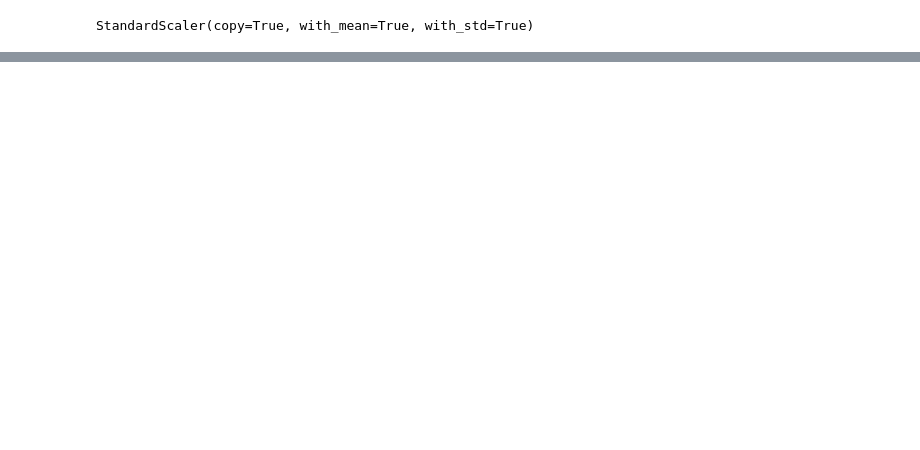
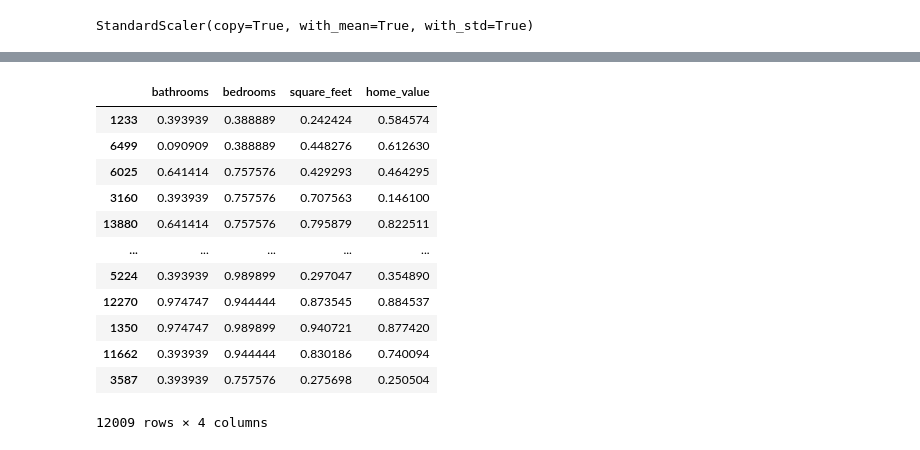
Before and after one commit to nickjoseph210/zillow_regression_NJ, a Jupyter notebook: Zillow_mvp.ipynb, the cells around one changed output, grey strips where cells are left out. Cells and saved outputs as stored; diff of their text form; code cells hidden in the pictures; blank space fills up the shorter version.

```diff
--- a/Zillow_mvp.ipynb
+++ b/Zillow_mvp.ipynb
@@ -213,0 +395,21 @@ df['Loan Status'] =df['Loan Status'].astype('category').cat.codes
+# %%
+# QauntileTransformer
+
+scaler3 = QuantileTransformer(n_quantiles=100, output_distribution="uniform", random_state=123, copy=True).fit(train)
+# %%
+train_scaled3 = pd.DataFrame(scaler3.transform(train), columns=train.columns.values).set_index([train.index.values])
+train_scaled3
+# %% [output]
+|  | bathrooms | bedrooms | square_feet | home_value |
+| 1233 | 0.393939 | 0.388889 | 0.242424 | 0.584574 |
+| 6499 | 0.090909 | 0.388889 | 0.448276 | 0.612630 |
+| 6025 | 0.641414 | 0.757576 | 0.429293 | 0.464295 |
+| 3160 | 0.393939 | 0.757576 | 0.707563 | 0.146100 |
+| 13880 | 0.641414 | 0.757576 | 0.795879 | 0.822511 |
+| ... | ... | ... | ... | ... |
+| 5224 | 0.393939 | 0.989899 | 0.297047 | 0.354890 |
+| 12270 | 0.974747 | 0.944444 | 0.873545 | 0.884537 |
+| 1350 | 0.974747 | 0.989899 | 0.940721 | 0.877420 |
+| 11662 | 0.393939 | 0.944444 | 0.830186 | 0.740094 |
+| 3587 | 0.393939 | 0.757576 | 0.275698 | 0.250504 |
+12009 rows × 4 columns
```
Also changed, not shown: parts of 30 cells of this notebook.
